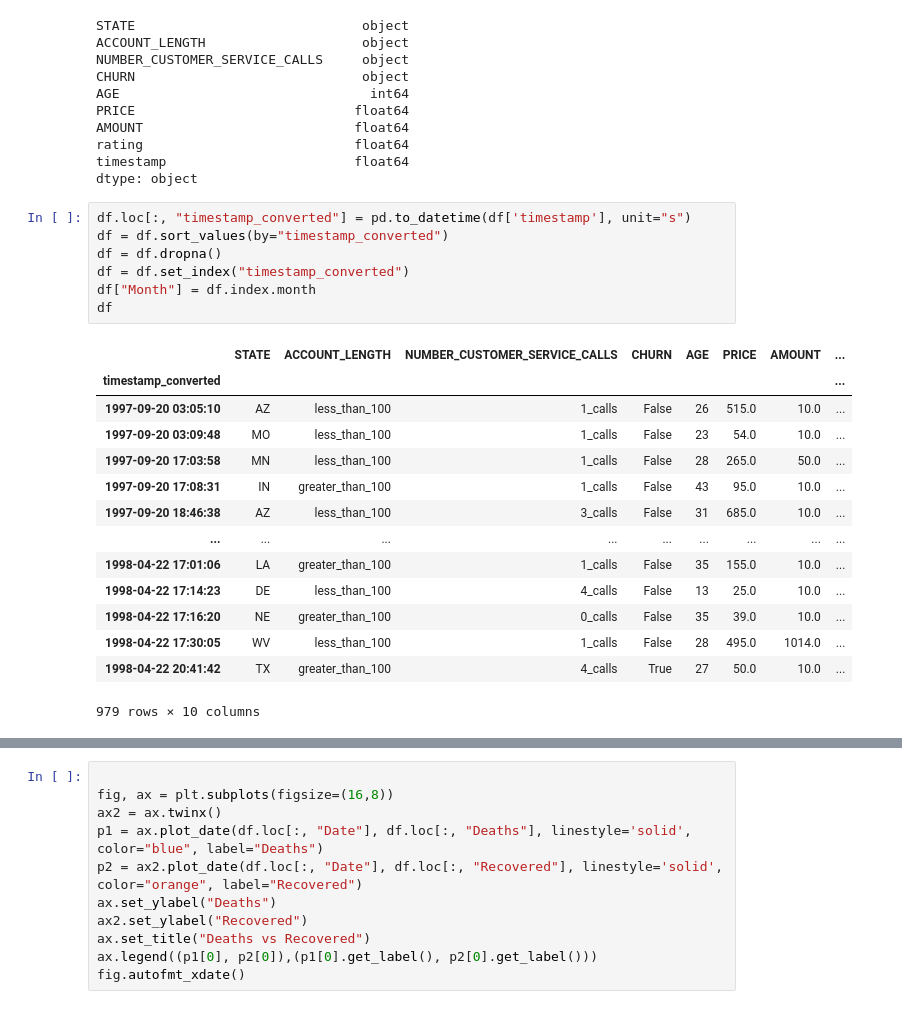
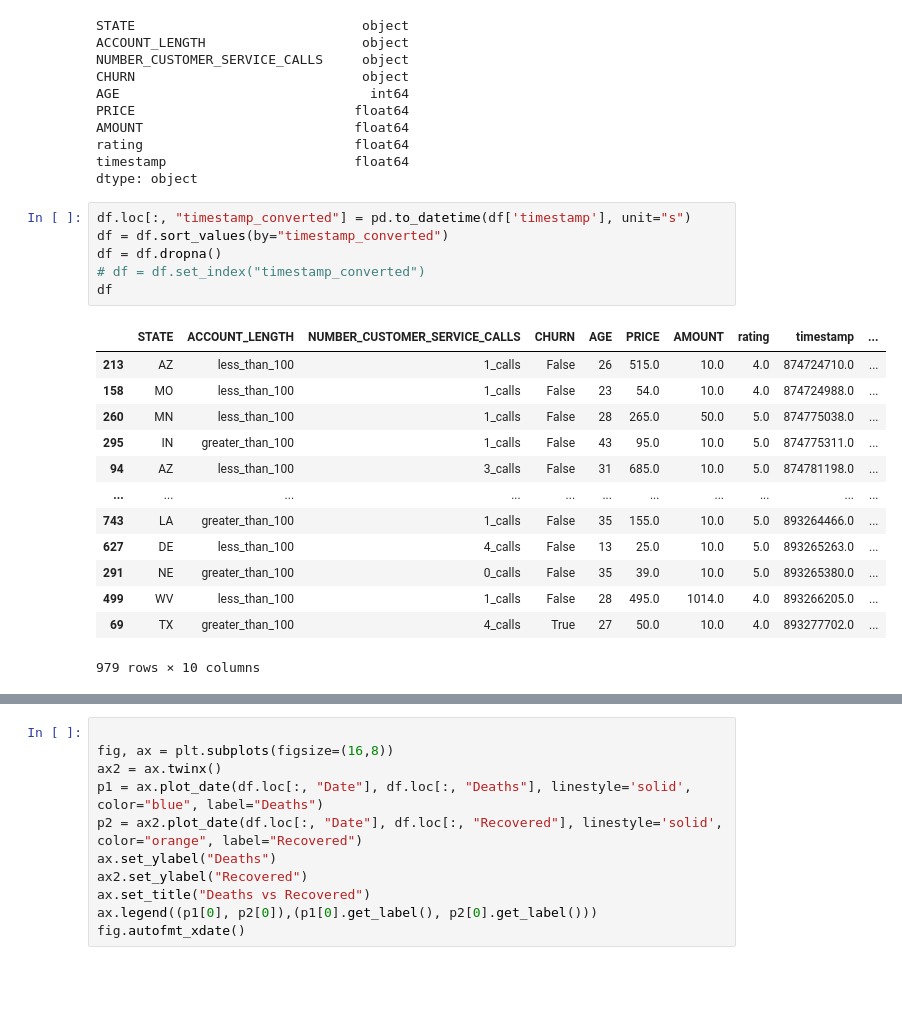
Before and after one commit to gurkandyilmaz/data_visualization, a Jupyter notebook: visualization/data_visualization.ipynb, the cells around one changed output, grey strips where cells are left out. Drawn from its saved outputs; the diff is of its cells as text; blank space fills up the shorter version.

```diff
--- a/visualization/data_visualization.ipynb
+++ b/visualization/data_visualization.ipynb
@@ -296,22 +294,20 @@ dtype: object
 # %%
 df.loc[:, "timestamp_converted"] = pd.to_datetime(df['timestamp'], unit="s")
 df = df.sort_values(by="timestamp_converted")
 df = df.dropna()
-df = df.set_index("timestamp_converted")
-df["Month"] = df.index.month
+# df = df.set_index("timestamp_converted")
 df
 # %% [output]
-|  | STATE | ACCOUNT_LENGTH | NUMBER_CUSTOMER_SERVICE_CALLS | CHURN | AGE | PRICE | AMOUNT | ... |
-| timestamp_converted |  |  |  |  |  |  |  | ... |
-| 1997-09-20 03:05:10 | AZ | less_than_100 | 1_calls | False | 26 | 515.0 | 10.0 | ... |
-| 1997-09-20 03:09:48 | MO | less_than_100 | 1_calls | False | 23 | 54.0 | 10.0 | ... |
-| 1997-09-20 17:03:58 | MN | less_than_100 | 1_calls | False | 28 | 265.0 | 50.0 | ... |
-| 1997-09-20 17:08:31 | IN | greater_than_100 | 1_calls | False | 43 | 95.0 | 10.0 | ... |
-| 1997-09-20 18:46:38 | AZ | less_than_100 | 3_calls | False | 31 | 685.0 | 10.0 | ... |
-| ... | ... | ... | ... | ... | ... | ... | ... | ... |
-| 1998-04-22 17:01:06 | LA | greater_than_100 | 1_calls | False | 35 | 155.0 | 10.0 | ... |
-| 1998-04-22 17:14:23 | DE | less_than_100 | 4_calls | False | 13 | 25.0 | 10.0 | ... |
-| 1998-04-22 17:16:20 | NE | greater_than_100 | 0_calls | False | 35 | 39.0 | 10.0 | ... |
-| 1998-04-22 17:30:05 | WV | less_than_100 | 1_calls | False | 28 | 495.0 | 1014.0 | ... |
-| 1998-04-22 20:41:42 | TX | greater_than_100 | 4_calls | True | 27 | 50.0 | 10.0 | ... |
+|  | STATE | ACCOUNT_LENGTH | NUMBER_CUSTOMER_SERVICE_CALLS | CHURN | AGE | PRICE | AMOUNT | rating | timestamp | ... |
+| 213 | AZ | less_than_100 | 1_calls | False | 26 | 515.0 | 10.0 | 4.0 | 874724710.0 | ... |
+| 158 | MO | less_than_100 | 1_calls | False | 23 | 54.0 | 10.0 | 4.0 | 874724988.0 | ... |
+| 260 | MN | less_than_100 | 1_calls | False | 28 | 265.0 | 50.0 | 5.0 | 874775038.0 | ... |
+| 295 | IN | greater_than_100 | 1_calls | False | 43 | 95.0 | 10.0 | 5.0 | 874775311.0 | ... |
+| 94 | AZ | less_than_100 | 3_calls | False | 31 | 685.0 | 10.0 | 5.0 | 874781198.0 | ... |
+| ... | ... | ... | ... | ... | ... | ... | ... | ... | ... | ... |
+| 743 | LA | greater_than_100 | 1_calls | False | 35 | 155.0 | 10.0 | 5.0 | 893264466.0 | ... |
+| 627 | DE | less_than_100 | 4_calls | False | 13 | 25.0 | 10.0 | 5.0 | 893265263.0 | ... |
+| 291 | NE | greater_than_100 | 0_calls | False | 35 | 39.0 | 10.0 | 5.0 | 893265380.0 | ... |
+| 499 | WV | less_than_100 | 1_calls | False | 28 | 495.0 | 1014.0 | 4.0 | 893266205.0 | ... |
+| 69 | TX | greater_than_100 | 4_calls | True | 27 | 50.0 | 10.0 | 4.0 | 893277702.0 | ... |
 979 rows × 10 columns
```
Also changed, not shown: parts of 5 cells of this notebook, 5 other files.
